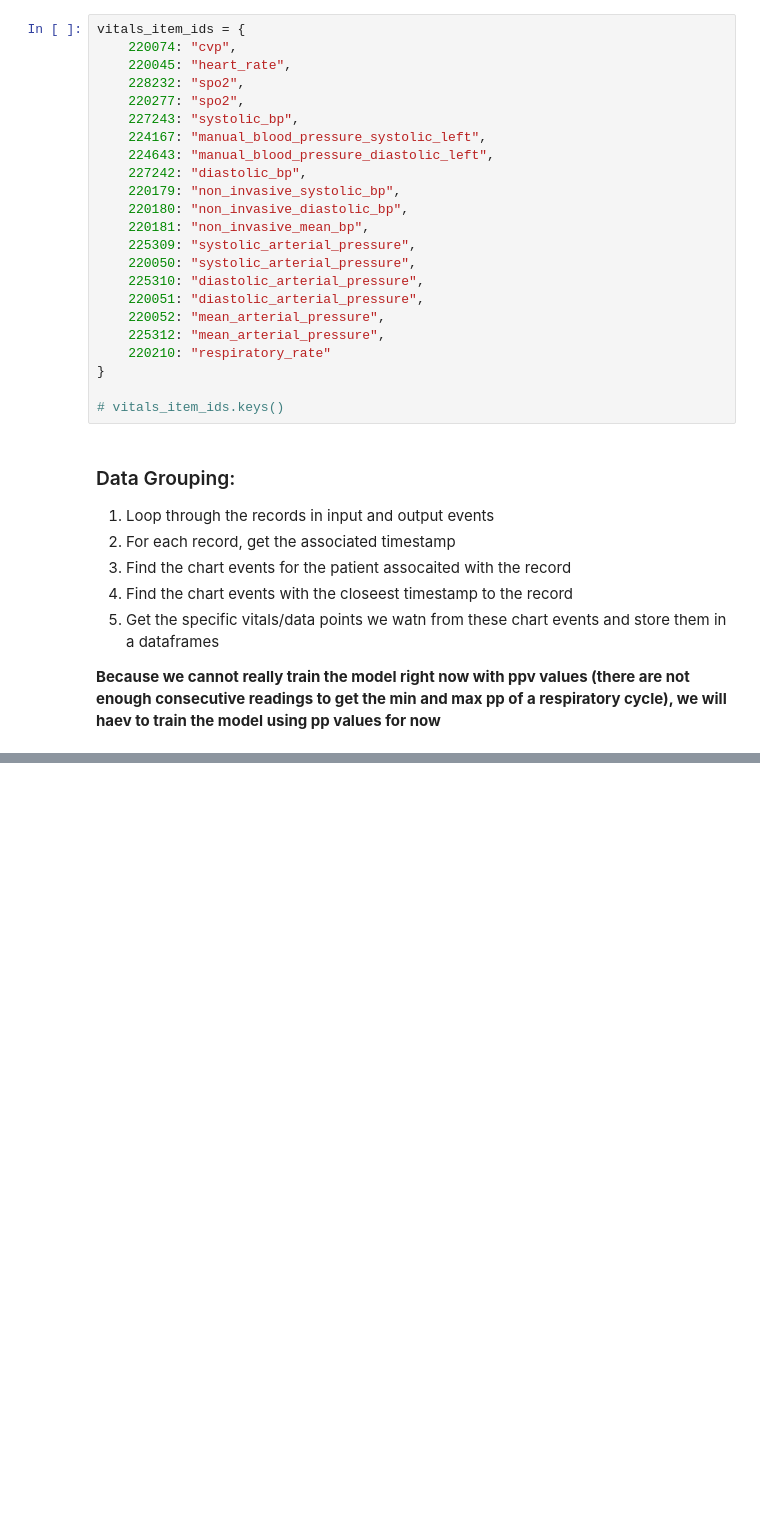
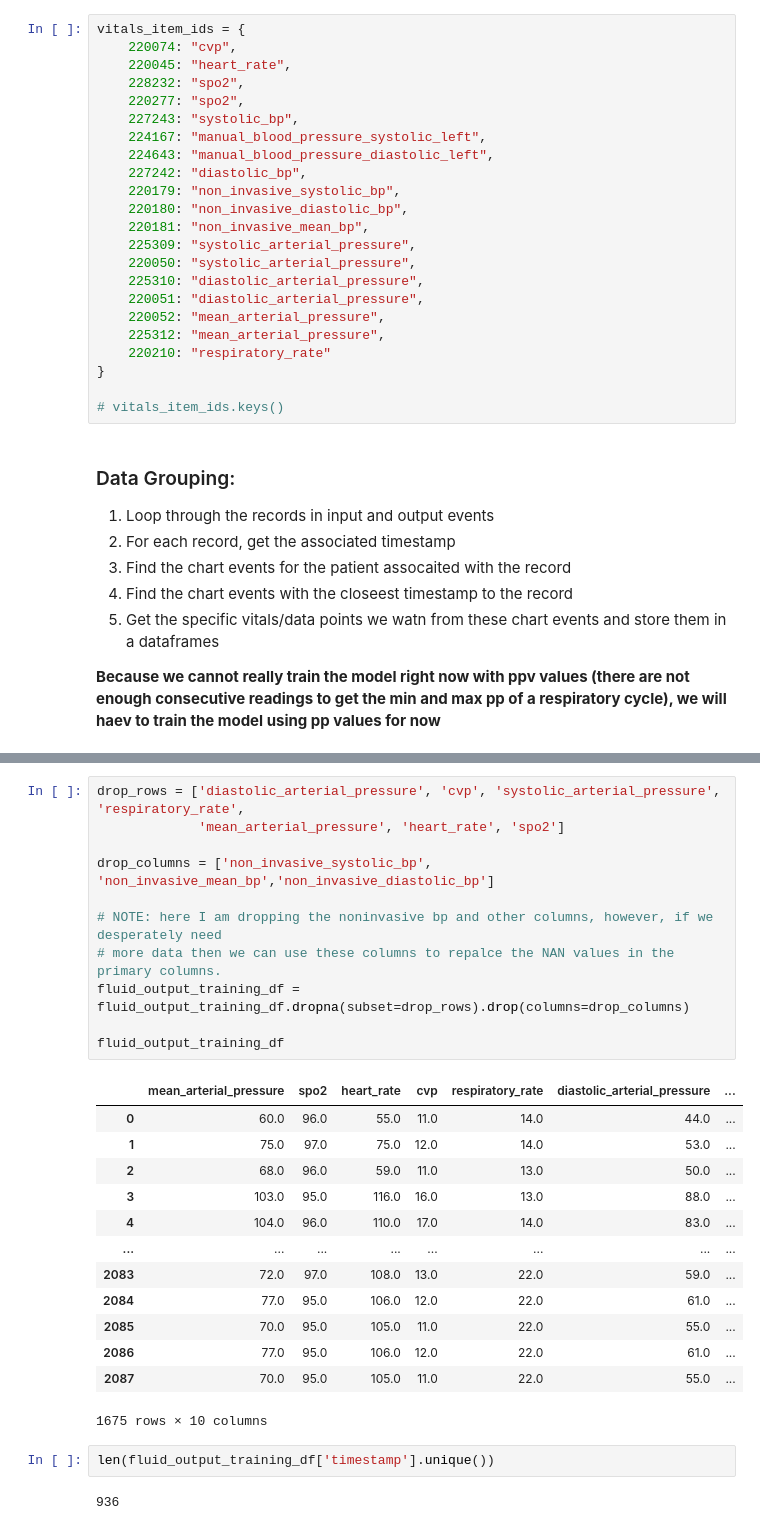
Before and after one commit to lmitchell33/Fluid-Solutions-ML, a Jupyter notebook: notebooks/final_cleaning.ipynb, the cells around one changed output, grey strips where cells are left out. Drawn from its saved outputs; the diff is of its cells as text; blank space fills up the shorter version.

```diff
--- a/notebooks/final_cleaning.ipynb
+++ b/notebooks/final_cleaning.ipynb
@@ -172,3 +266,32 @@ dtype: float64
+# %%
+drop_rows = ['diastolic_arterial_pressure', 'cvp', 'systolic_arterial_pressure', 'respiratory_rate',
+             'mean_arterial_pressure', 'heart_rate', 'spo2']
+
+drop_columns = ['non_invasive_systolic_bp', 'non_invasive_mean_bp','non_invasive_diastolic_bp']
+
+# NOTE: here I am dropping the noninvasive bp and other columns, however, if we desperately need
+# more data then we can use these columns to repalce the NAN values in the primary columns.
+fluid_output_training_df = fluid_output_training_df.dropna(subset=drop_rows).drop(columns=drop_columns)
+
+fluid_output_training_df
+# %% [output]
+|  | mean_arterial_pressure | spo2 | heart_rate | cvp | respiratory_rate | diastolic_arterial_pressure | ... |
+| 0 | 60.0 | 96.0 | 55.0 | 11.0 | 14.0 | 44.0 | ... |
+| 1 | 75.0 | 97.0 | 75.0 | 12.0 | 14.0 | 53.0 | ... |
+| 2 | 68.0 | 96.0 | 59.0 | 11.0 | 13.0 | 50.0 | ... |
+| 3 | 103.0 | 95.0 | 116.0 | 16.0 | 13.0 | 88.0 | ... |
+| 4 | 104.0 | 96.0 | 110.0 | 17.0 | 14.0 | 83.0 | ... |
+| ... | ... | ... | ... | ... | ... | ... | ... |
+| 2083 | 72.0 | 97.0 | 108.0 | 13.0 | 22.0 | 59.0 | ... |
+| 2084 | 77.0 | 95.0 | 106.0 | 12.0 | 22.0 | 61.0 | ... |
+| 2085 | 70.0 | 95.0 | 105.0 | 11.0 | 22.0 | 55.0 | ... |
+| 2086 | 77.0 | 95.0 | 106.0 | 12.0 | 22.0 | 61.0 | ... |
+| 2087 | 70.0 | 95.0 | 105.0 | 11.0 | 22.0 | 55.0 | ... |
+1675 rows × 10 columns
+# %%
+len(fluid_output_training_df['timestamp'].unique())
+# %% [output]
+936
 # %%
 training_data = pd.read_csv("~/Fluid-Solutions-ML/data/processed/training_data_fluid_in.csv")
 
```
Also changed, not shown: parts of 17 cells of this notebook, 11 other files.
